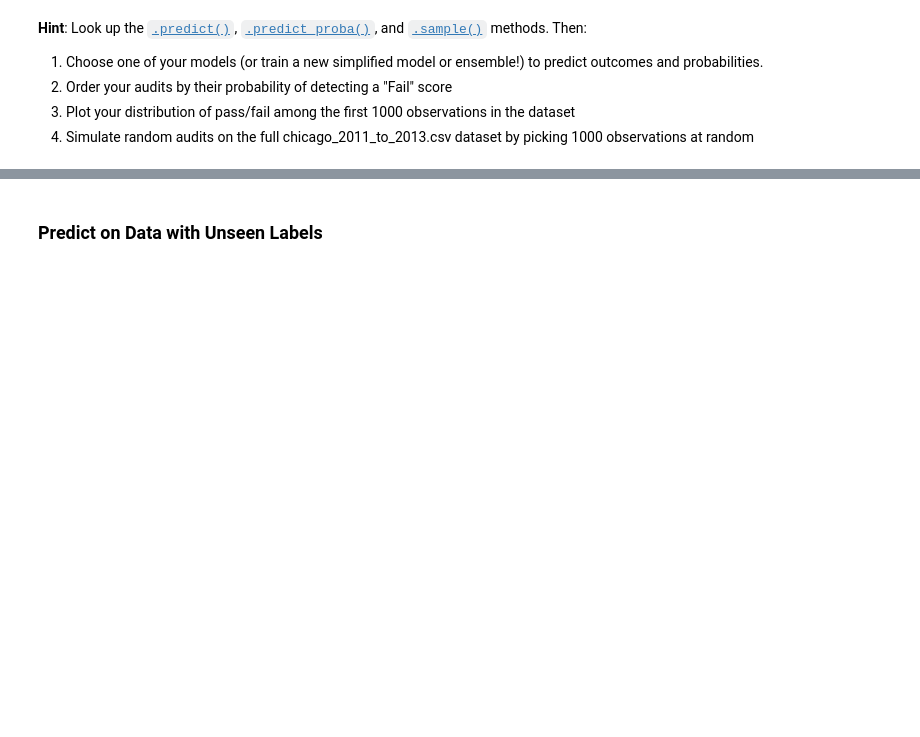
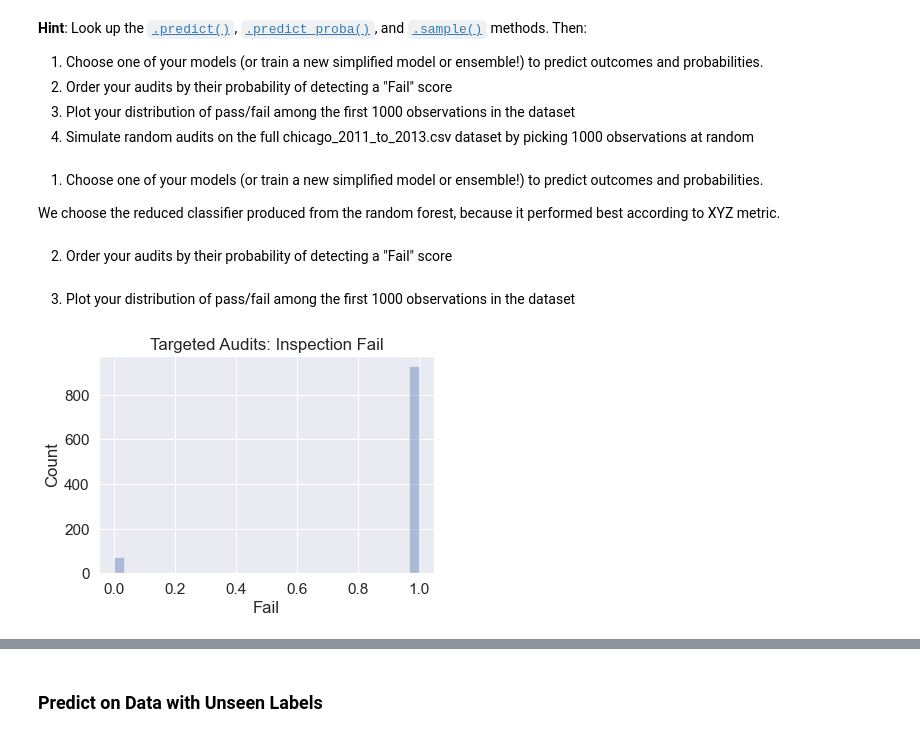
Before and after one commit to angelmendiolaross/CSS_Project_3, a Jupyter notebook: Project 3 Students.ipynb, the cells around one changed output, grey strips where cells are left out. Saved outputs shown, nothing was run; the diff lists cells and outputs as text; code cells hidden in the pictures; blank space fills up the shorter version.

```diff
--- a/Project 3 Students.ipynb
+++ b/Project 3 Students.ipynb
@@ -499,3 +497,30 @@ The logistic regression is the worst performing: it correctly predicts restauran
 2. Order your audits by their probability of detecting a "Fail" score
 3. Plot your distribution of pass/fail among the first 1000 observations in the dataset
 4. Simulate random audits on the full chicago_2011_to_2013.csv dataset by picking 1000 observations at random
+# %% [markdown]
+1. Choose one of your models (or train a new simplified model or ensemble!) to predict outcomes and probabilities.
+
+We choose the reduced classifier produced from the random forest, because it performed best according to XYZ metric.
+# %%
+probas = dt_reduced_classifier.fit(X, y.ravel()).predict_proba(X)[:,1] # predict probabilities of failing for each audit
+# %% [markdown]
+2. Order your audits by their probability of detecting a "Fail" score
+# %%
+X['predict_prob_fail'] = probas # add as column to original training dataset -- this is the right dataset, yes?
+# add back in results column
+X['Results'] = chicago_inspections_2011_to_2013['Results']
+X['Results'] = X['Results'].replace({'Pass w/ Conditions': 'Pass'})
+lb_style = LabelBinarizer()
+X['Results'] = lb_style.fit_transform(X['Results'])
+X['Results'] = np.where(X['Results'] == 1, 0 ,1) # Recode 0s and 1s so 1s are "Fail"
+
+top1k = X.sort_values(by=['predict_prob_fail'], ascending=False).head(1000) # sort by predicted prob and get top 1000 observations
+# %% [markdown]
+3. Plot your distribution of pass/fail among the first 1000 observations in the dataset
+# %%
+ax = sns.distplot(top1k['Results'], kde = False)
+ax.set_title("Targeted Audits: Inspection Fail")
+ax.set(xlabel='Fail', ylabel='Count')
+plt.show()
+# %% [output]
+[figure, added]
```
Also changed, not shown: parts of 11 cells of this notebook.
